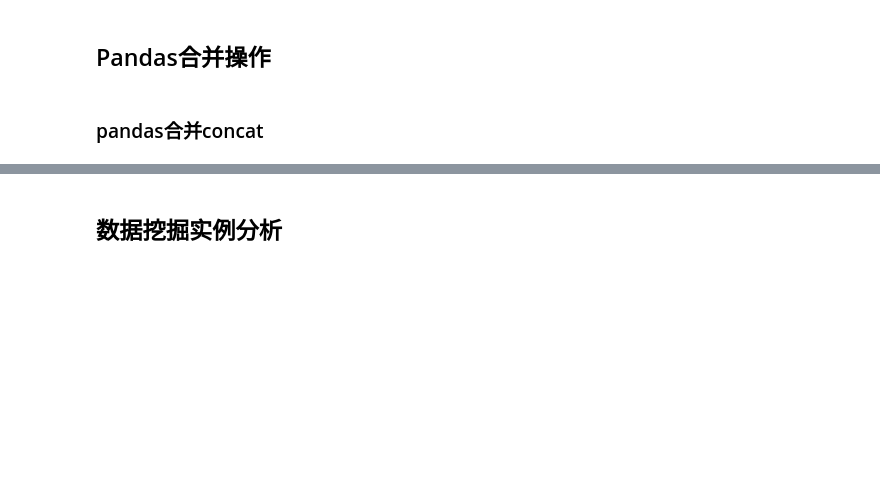
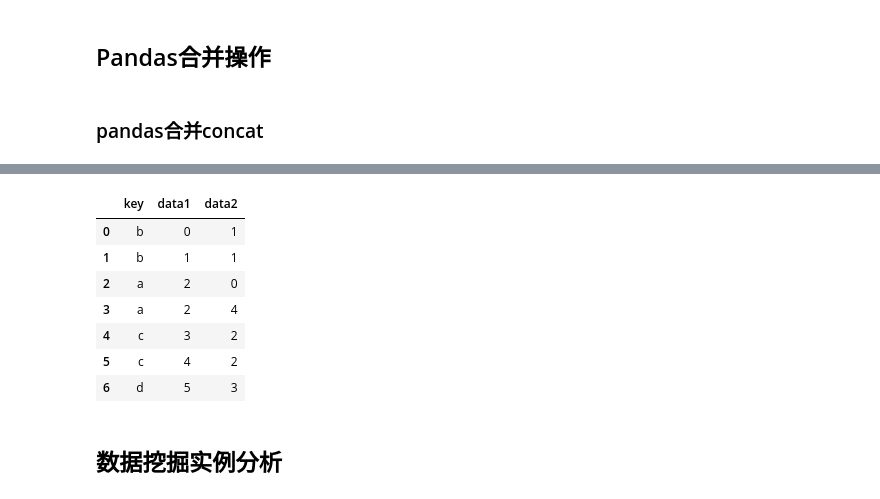
Before and after one commit to HarleysZhang/data_analysis_notes, a Jupyter notebook: pandas_learn.ipynb, the cells around one changed output, grey strips where cells are left out. Drawn from its saved outputs; the diff is of its cells as text; code cells hidden in the pictures; blank space fills up the shorter version.

```diff
--- a/pandas_learn.ipynb
+++ b/pandas_learn.ipynb
@@ -575,3 +769,14 @@ print(pd.read_pickle('cancer_label.pickle'))
+# %%
+pd.merge(df3, df4, on='key', how='left')
+# %% [output]
+|  | key | data1 | data2 |
+| 0 | b | 0 | 1 |
+| 1 | b | 1 | 1 |
+| 2 | a | 2 | 0 |
+| 3 | a | 2 | 4 |
+| 4 | c | 3 | 2 |
+| 5 | c | 4 | 2 |
+| 6 | d | 5 | 3 |
 # %% [markdown]
 ## 数据挖掘实例分析
 # %%
```
Also changed, not shown: parts of 16 cells of this notebook.
